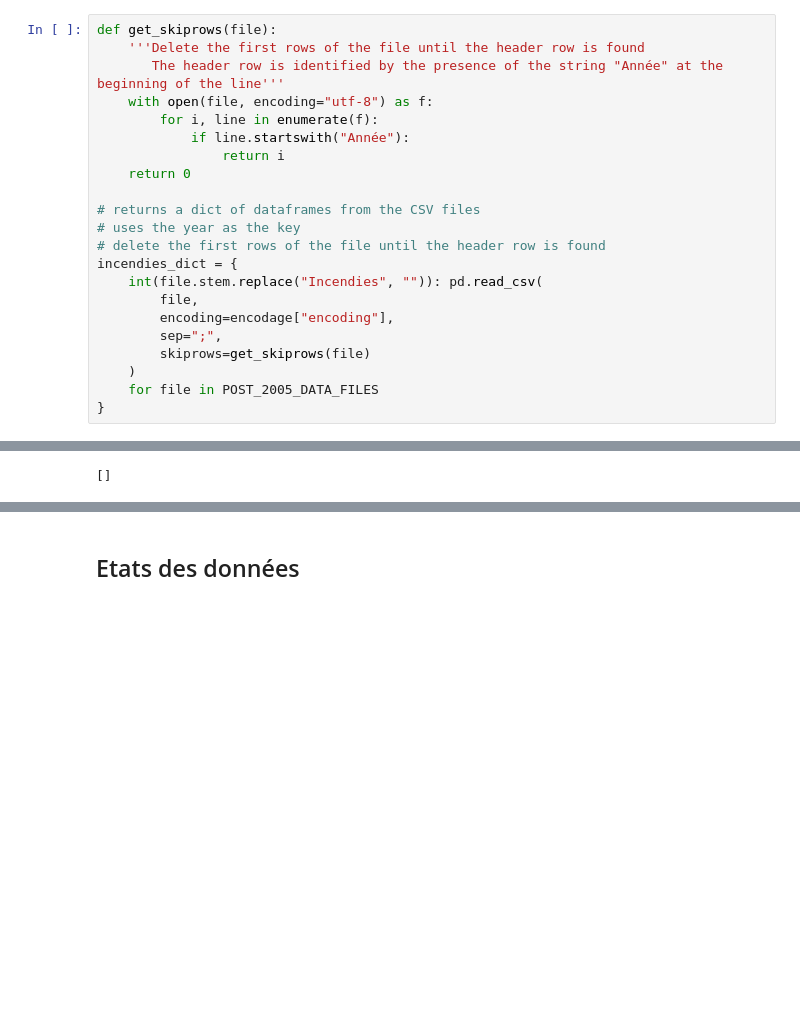
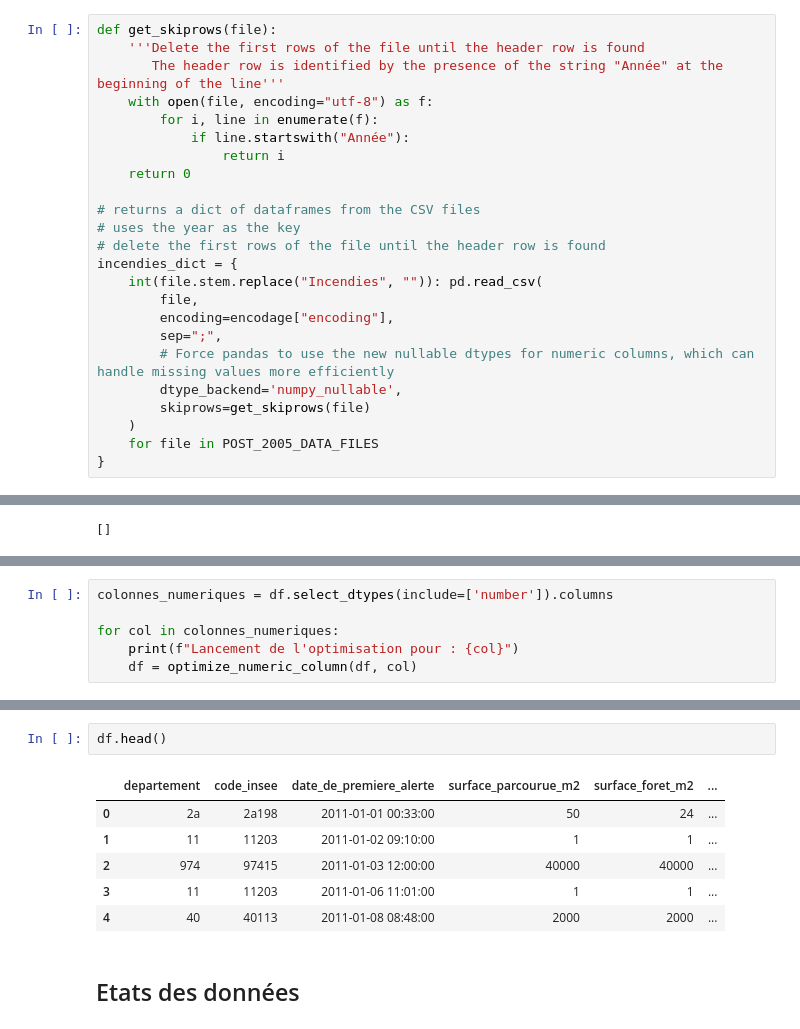
Before and after one commit to philippelaurens/incendies, a Jupyter notebook: notebooks/eda.ipynb, the cells around one changed output, grey strips where cells are left out. Cells and saved outputs as stored; diff of their text form; blank space fills up the shorter version.

Commit message:
datatypes optimisation

```diff
--- a/notebooks/eda.ipynb
+++ b/notebooks/eda.ipynb
@@ -75,6 +75,8 @@ incendies_dict = {
         file,
         encoding=encodage["encoding"],
         sep=";",
+        # Force pandas to use the new nullable dtypes for numeric columns, which can handle missing values more efficiently
+        dtype_backend='numpy_nullable',
         skiprows=get_skiprows(file)
     )
     for file in POST_2005_DATA_FILES
@@ -275,0 +302,6 @@ empty
+# %%
+colonnes_numeriques = df.select_dtypes(include=['number']).columns
+
+for col in colonnes_numeriques:
+    print(f"Lancement de l'optimisation pour : {col}")
+    df = optimize_numeric_column(df, col)
@@ -276,3 +348,12 @@ empty
+# %%
+df.head()
+# %% [output]
+|  | departement | code_insee | date_de_premiere_alerte | surface_parcourue_m2 | surface_foret_m2 | ... |
+| 0 | 2a | 2a198 | 2011-01-01 00:33:00 | 50 | 24 | ... |
+| 1 | 11 | 11203 | 2011-01-02 09:10:00 | 1 | 1 | ... |
+| 2 | 974 | 97415 | 2011-01-03 12:00:00 | 40000 | 40000 | ... |
+| 3 | 11 | 11203 | 2011-01-06 11:01:00 | 1 | 1 | ... |
+| 4 | 40 | 40113 | 2011-01-08 08:48:00 | 2000 | 2000 | ... |
 # %% [markdown]
 ## Etats des données
 # %%
```
Also changed, not shown: parts of 7 cells of this notebook, 3 other files.
